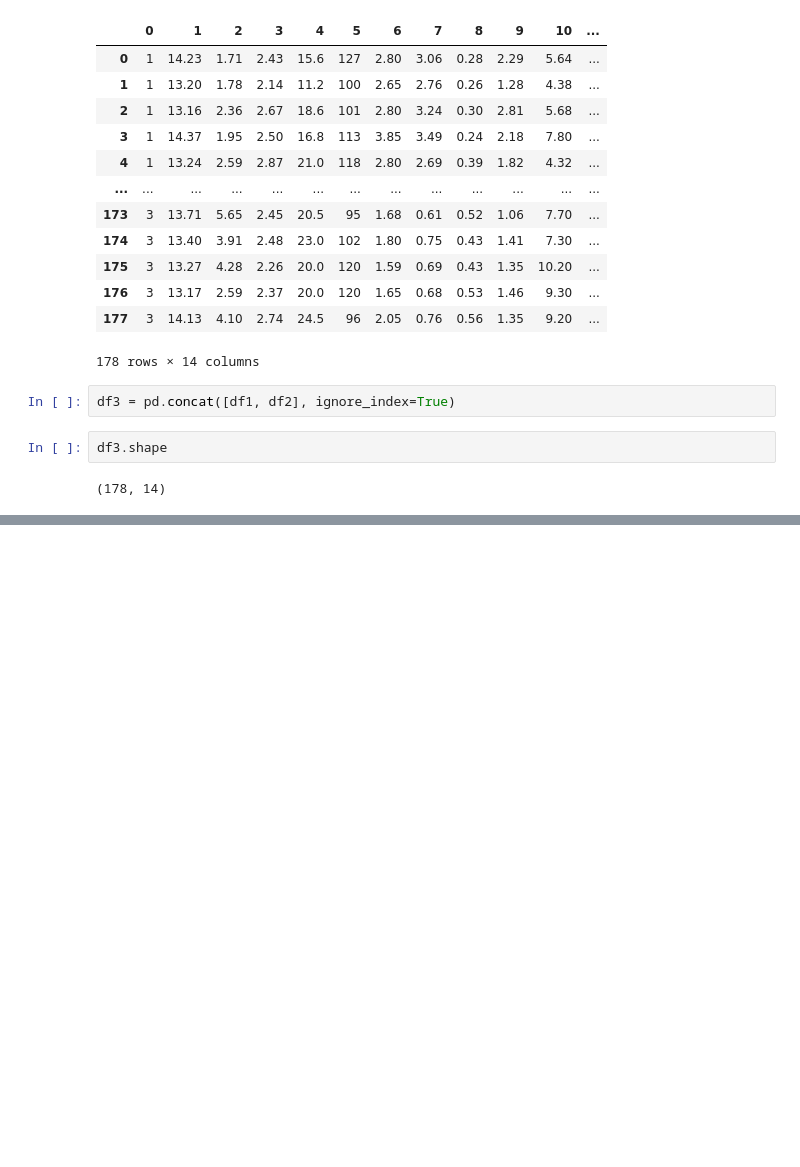
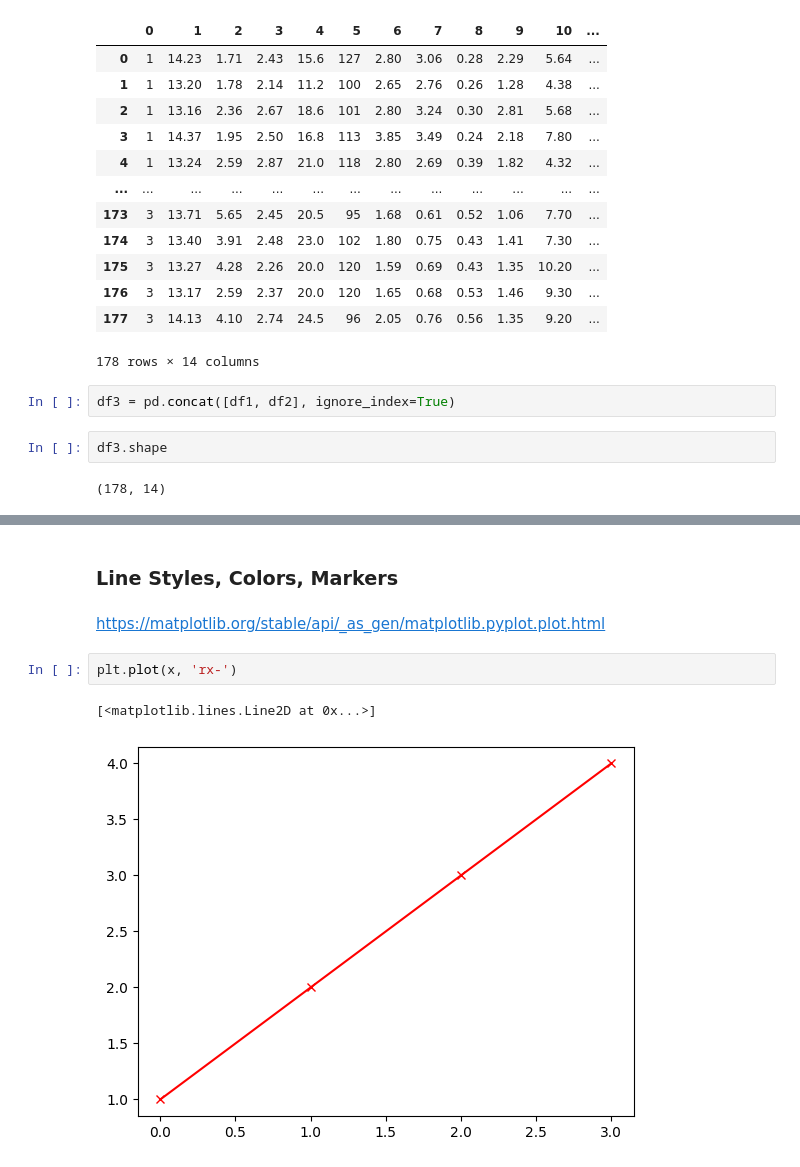
Before and after one commit to vcdemy/20240416, a Jupyter notebook: 2040416筆記.ipynb, the cells around one changed output, grey strips where cells are left out. Cells and saved outputs as stored; diff of their text form; blank space fills up the shorter version.

```diff
--- a/2040416筆記.ipynb
+++ b/2040416筆記.ipynb
@@ -293,0 +324,9 @@ df3.shape
+# %% [markdown]
+### Line Styles, Colors, Markers
+# %% [markdown]
+https://matplotlib.org/stable/api/_as_gen/matplotlib.pyplot.plot.html
+# %%
+plt.plot(x, 'rx-')
+# %% [output]
+[<matplotlib.lines.Line2D at 0x...>]
+[figure, added]
```
Also changed, not shown: parts of 9 cells of this notebook.
